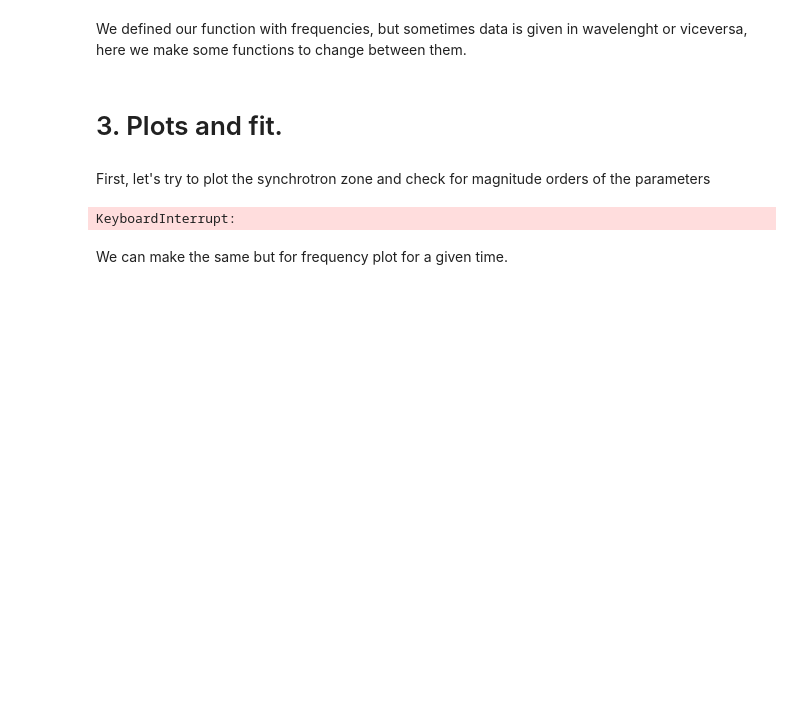
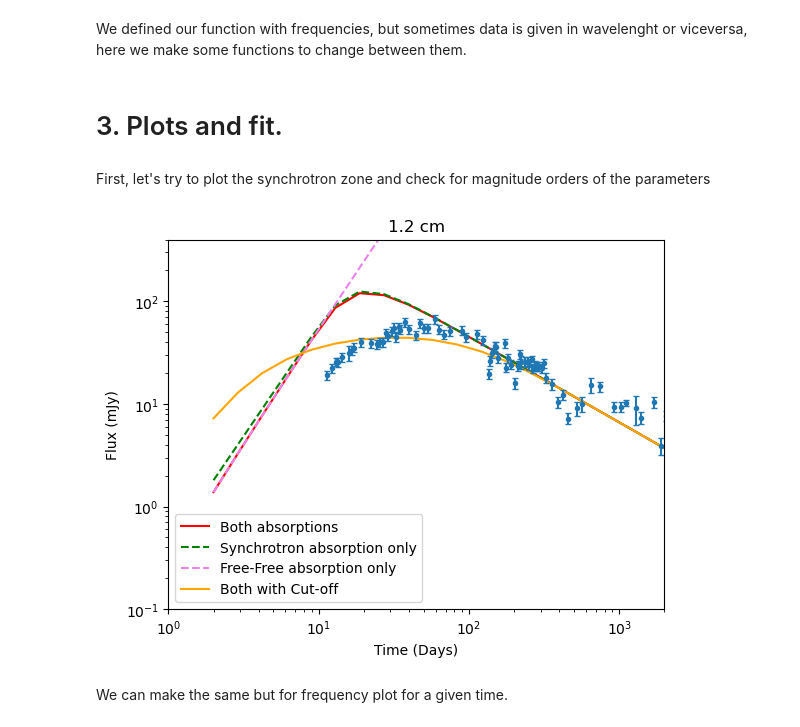
Before and after one commit to Camachoadri/JAEICU2024, a Jupyter notebook: Supernova SN1993J/SN1993J_Synchrotron.ipynb, the cells around one changed output. Cells and saved outputs as stored; diff of their text form; code cells hidden in the pictures; blank space fills up the shorter version.

Commit message:
Cutoff is elevating the emission at early epochs
Still strange behaviour with B0 and p for the kappa and epsilon, maybe there is the problem

```diff
--- a/Supernova SN1993J/SN1993J_Synchrotron.ipynb
+++ b/Supernova SN1993J/SN1993J_Synchrotron.ipynb
@@ -565,7 +565,7 @@ def SynchrotronAbsorptionCoeffNumerical(p, B, N0, frecuency, Emin, Emax):
 We can now procced to check the numerical integration by comparing with the analytic expression
 # %%
 p=3.
-B0=np.array([(27*u.G).value])
+B0=np.array([1.7*(27*u.G).value])
 N0=np.array([(6.7e-7*u.erg**(p-1)/u.cm**3).value])
 frequencytest= (const.c.cgs/21*u.cm).cgs.value
 EnergyLimit=  const.m_e.cgs.value*const.c.cgs.value**2
@@ -720,6 +751,36 @@ def FluxatTFull(time, time0, frequency, p, B0, N0, distance, r0, s, a=0.86, I0=0
     N= Nr(r, N0, r0, p, s)
 
     F=solidangle(r, distance)*SpecIntFull(p, B, N, r, time, 0.3*r, frequency, s, Emin, Emax, I0)
+    return F*1e23 #In order to get from cgs to Jy
+
+def FluxatTFullNumerical(time, time0, frequency, p, B0, N0, distance, r0, s, a=0.86, I0=0,
+                Emin=const.m_e.cgs.value*const.c.cgs.value**2, Emax= np.inf ):
+    """
+    Flux returns the value of the flux foor a population of relativistic electrons driven by a power law at a given frequency
+
+    Parameters
+    :time: Time at wich the flux is calculated
+    :frequency: frequency at which the specific intensity is computed
+    :p: exponent of the power law describing electron population
+    :B0: Magnetic field when radius is r0
+    :N0: Constant of the power law
+    :I0: Outgoing intensitty of the shell if there was no synchrotron emission
+    :distance: Distance to the source
+    :r0: reference radius of the source
+    :speed: speed of the expansion
+    :a: exponent of the power law describing expansion
+    :offset: Optional parameter to make a fit with the offset of the time
+
+    Output
+    :F: Flux of the source
+    """
+    #Computing the radius at a given time
+    r=PLradius(time, time0, r0, a)
+    #Computing number density and magentic field for the corresponding r
+    B= Br(r, B0, r0, s)
+    N= Nr(r, N0, r0, p, s)
+
+    F=solidangle(r, distance)*SpecIntFullNumerical(p, B, N, r, time, 0.3*r, frequency, s, Emin, Emax, I0)
     return F*1e23 #In order to get from cgs to Jy
 
 def FluxatTSynch(time, time0, frequency, p, B0, N0, distance, r0, s, a=0.86, I0=0,
@@ -818,10 +879,10 @@ First, let's try to plot the synchrotron zone and check for magnitude orders of
 #Checking with the values given by Miguel et al
 #Fit parameters
 p=3.
-B0=(27*u.G).value
+B0=1.7*(27*u.G).value
 N0= (6.7e-7*u.erg**(p-1)/u.cm**3).value
 s=1.66
-Emin0= 1*const.m_e.cgs.value*const.c.cgs.value**2
+Emin0= 40*const.m_e.cgs.value*const.c.cgs.value**2
 Emax0= 1e6*const.m_e.cgs.value*const.c.cgs.value**2
 
 #Observational data
@@ -833,36 +894,39 @@ I0=0
 
 #Select data
 i=0
-t=np.linspace(1, 2000, 2000)
+t=np.logspace(0.3, 5, num=30, base=10)
 
 frequency= wavelenghttofreq(float(data[i][0])*u.cm).cgs.value
 
 x= data[i][1].Days
 y=data[i][1].Flux
 err= data[i][1].Error
 
 
 F1= 1e3*FluxatTFull(t, time0, frequency, p, B0, N0, d, r0, s, Emin=Emin0, Emax=Emax0) #The data is in mJy
 F2= 1e3*FluxatTSynch(t, time0, frequency, p, B0, N0, d, r0, s, Emin=Emin0, Emax=Emax0) #The data is in mJy
 F3= 1e3*FluxatTFF(t, time0, frequency, p, B0, N0, d, r0, s, Emin=Emin0, Emax=Emax0) #The data is in mJy
+F4= 1e3*FluxatTFullNumerical(t, time0, frequency, p, B0, N0, d, r0, s, Emin=Emin0, Emax=Emax0) #The data is in mJy
+
 
 plt.plot(t,F1, c='red', label= 'Both absorptions')
 plt.plot(t,F2, c='green', linestyle='dashed', label= 'Synchrotron absorption only')
 plt.plot(t,F3, c='violet', linestyle='dashed', label= 'Free-Free absorption only')
+plt.plot(t,F4, c='orange', linestyle='solid', label= 'Both with Cut-off')
 plt.errorbar(x,y, yerr= err,fmt = '.', capsize=2)
 
 
 plt.xscale("log")
 plt.yscale("log")
 plt.ylim(0.1,400)
 plt.xlim(1,2000)
 plt.ylabel("Flux (mJy)")
 plt.xlabel("Time (Days)")
 plt.title(f'{data[i][0]} cm')
 plt.legend()
 plt.show()
 # %% [output]
-KeyboardInterrupt:
+[figure, added]
 # %% [markdown]
 We can make the same but for frequency plot for a given time.
 # %%
```
Also changed, not shown: parts of 6 cells of this notebook.
